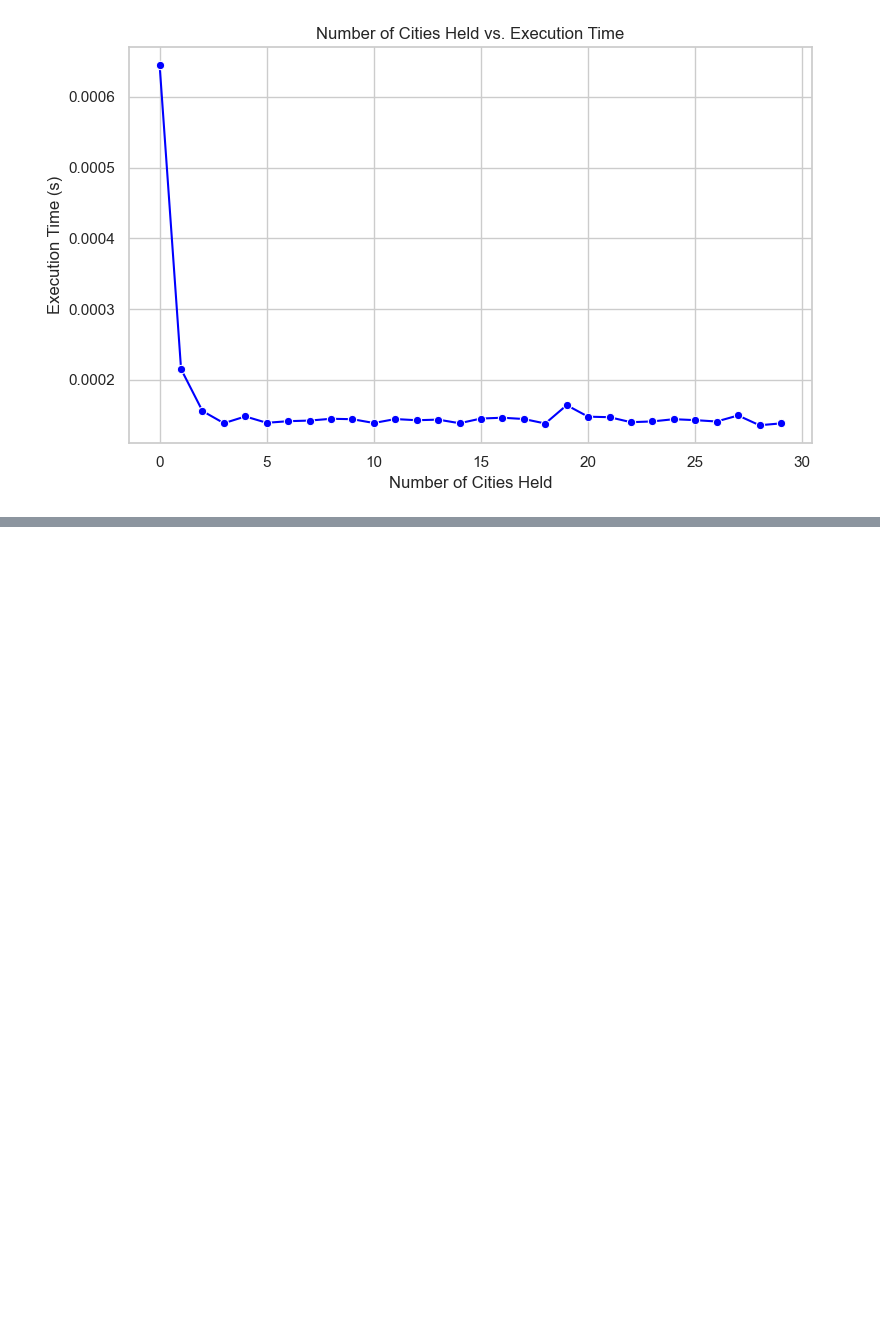
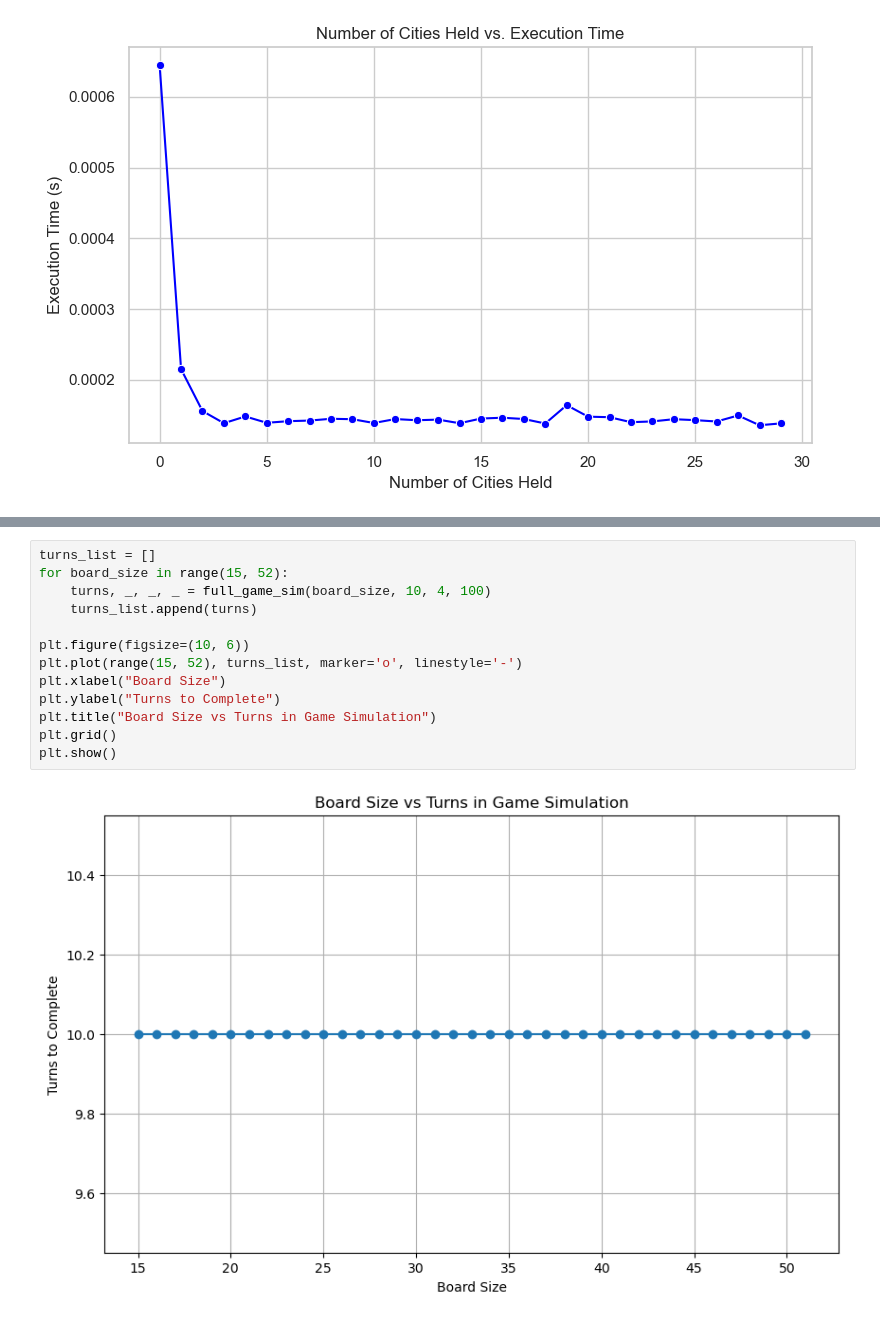
Before and after one commit to Cubified/power_grid, a Jupyter notebook: 00_algorithm_experiments.ipynb, the cells around one changed output, grey strips where cells are left out. Cells and saved outputs as stored; diff of their text form; blank space fills up the shorter version.

Commit message:
full gameplay experiments

```diff
--- a/00_algorithm_experiments.ipynb
+++ b/00_algorithm_experiments.ipynb
@@ -713,0 +774,15 @@ P_player; []
+# %%
+turns_list = []
+for board_size in range(15, 52):
+    turns, _, _, _ = full_game_sim(board_size, 10, 4, 100)
+    turns_list.append(turns)
+
+plt.figure(figsize=(10, 6))
+plt.plot(range(15, 52), turns_list, marker='o', linestyle='-')
+plt.xlabel("Board Size")
+plt.ylabel("Turns to Complete")
+plt.title("Board Size vs Turns in Game Simulation")
+plt.grid()
+plt.show()
+# %% [output]
+[figure, added]
```
Also changed, not shown: parts of 7 cells of this notebook.
